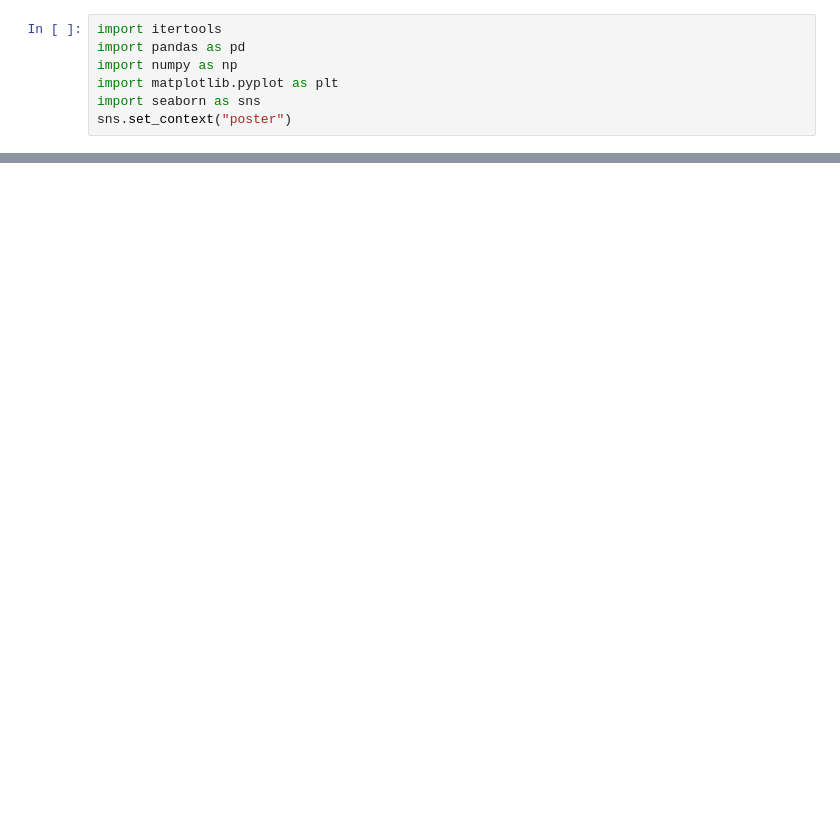
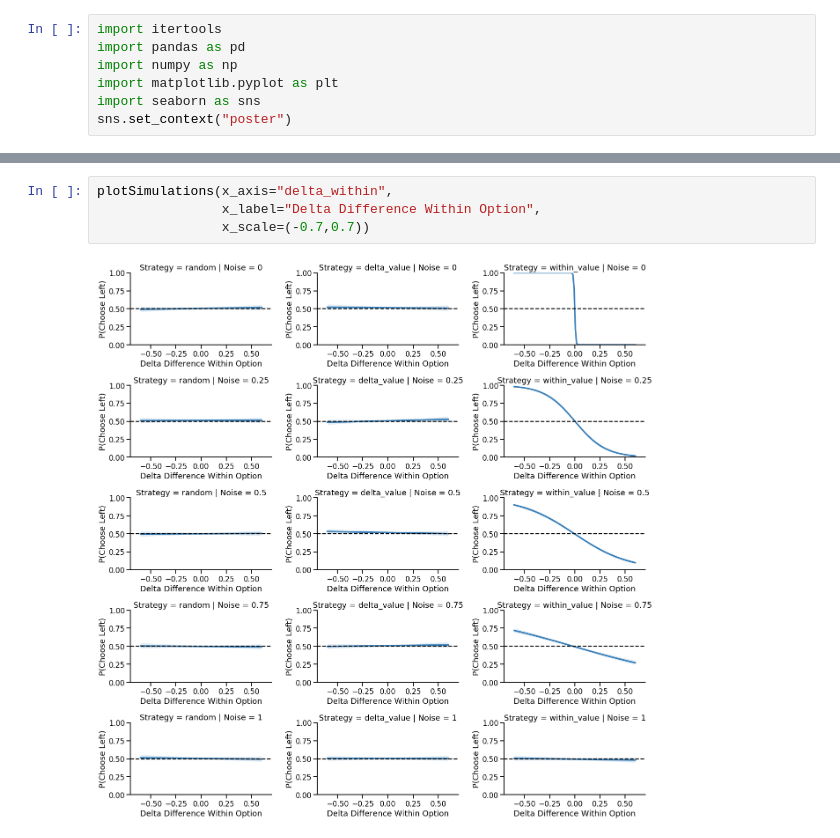
Before and after one commit to boomsbloom/boomsbloom.github.io, a Jupyter notebook: lab_notebooks/multidim_taskdesign.ipynb, the cells around one changed output, grey strips where cells are left out. Saved outputs shown, nothing was run; the diff lists cells and outputs as text; blank space fills up the shorter version.

```diff
--- a/lab_notebooks/multidim_taskdesign.ipynb
+++ b/lab_notebooks/multidim_taskdesign.ipynb
@@ -139,0 +341,6 @@ learn_data = pd.DataFrame.from_dict(learn_data)
+# %%
+plotSimulations(x_axis="delta_within",
+                x_label="Delta Difference Within Option",
+                x_scale=(-0.7,0.7))
+# %% [output]
+[figure, added]
```
Also changed, not shown: parts of 27 cells of this notebook, 1 other file.
